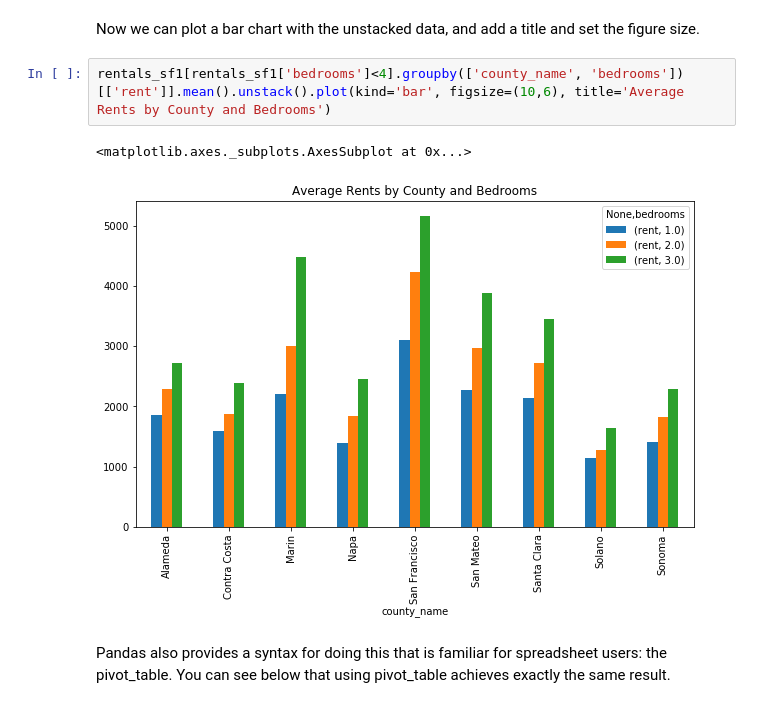
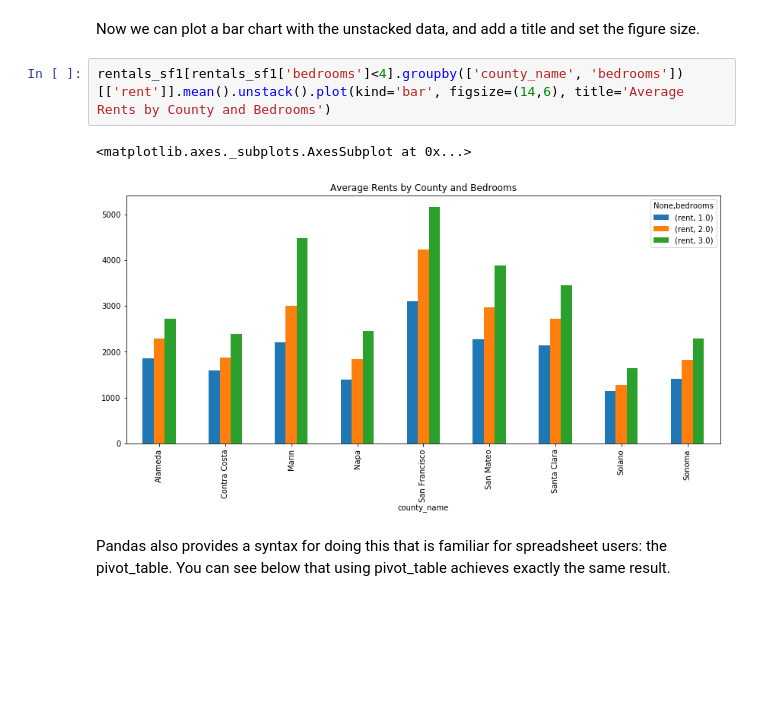
Before and after one commit to waddell/urban-informatics-and-visualization, a Jupyter notebook: 07-data-manipulation/data-manipulation-part-1.ipynb, the cells around one changed output. Saved outputs shown, nothing was run; the diff lists cells and outputs as text; blank space fills up the shorter version.

```diff
--- a/07-data-manipulation/data-manipulation-part-1.ipynb
+++ b/07-data-manipulation/data-manipulation-part-1.ipynb
@@ -487,10 +509,10 @@ rentals_sf1[rentals_sf1['bedrooms']<4].groupby(['county_name', 'bedrooms'])[['re
 # %% [markdown]
 Now we can plot a bar chart with the unstacked data, and add a title and set the figure size.
 # %%
-rentals_sf1[rentals_sf1['bedrooms']<4].groupby(['county_name', 'bedrooms'])[['rent']].mean().unstack().plot(kind='bar', figsize=(10,6), title='Average Rents by County and Bedrooms')
+rentals_sf1[rentals_sf1['bedrooms']<4].groupby(['county_name', 'bedrooms'])[['rent']].mean().unstack().plot(kind='bar', figsize=(14,6), title='Average Rents by County and Bedrooms')
 # %% [output]
 <matplotlib.axes._subplots.AxesSubplot at 0x...>
-[figure, old version]
+[figure, new version]
 # %% [markdown]
 Pandas also provides a syntax for doing this that is familiar for spreadsheet users: the pivot_table.  You can see below that using pivot_table achieves exactly the same result.
 # %%
```
Also changed, not shown: parts of 8 cells of this notebook.
